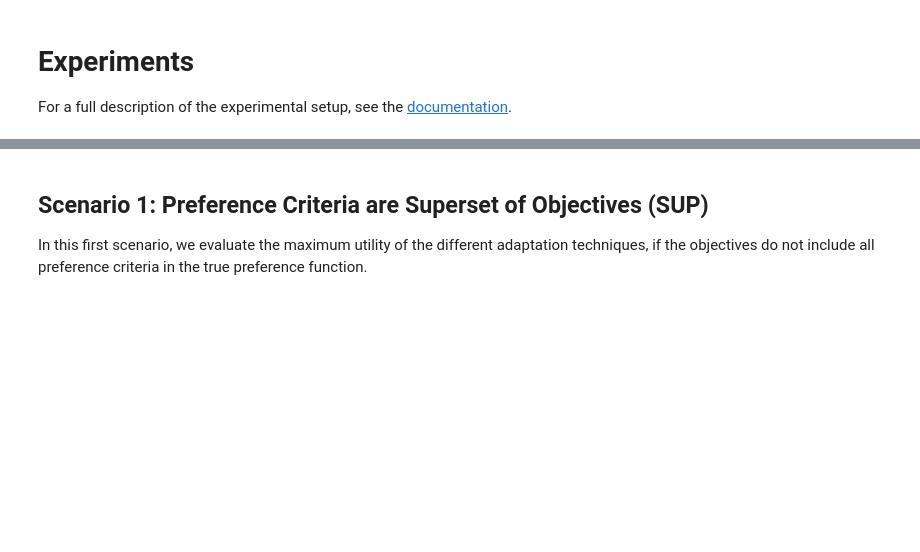
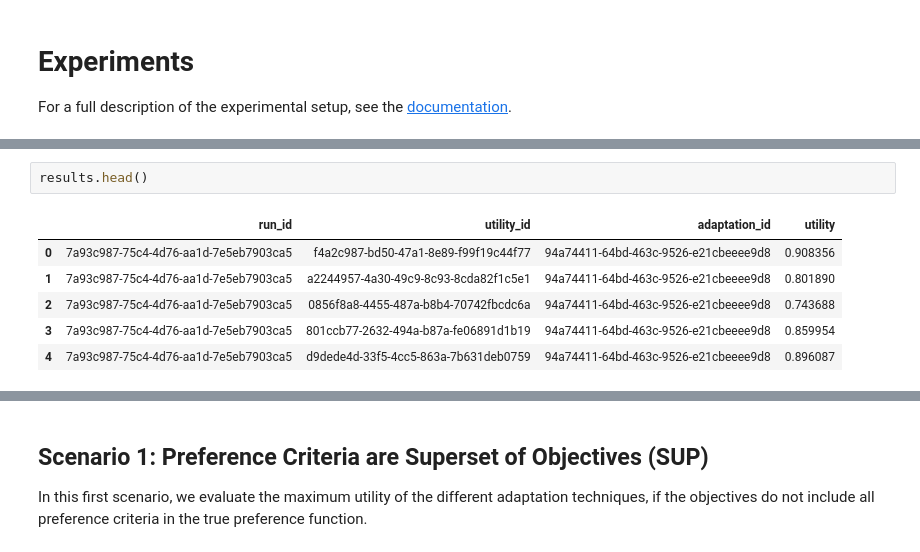
Before and after one commit to christophajohns/auit-pareto-solver, a Jupyter notebook: evaluation.ipynb, the cells around one changed output, grey strips where cells are left out. Saved outputs shown, nothing was run; the diff lists cells and outputs as text; blank space fills up the shorter version.

```diff
--- a/evaluation.ipynb
+++ b/evaluation.ipynb
@@ -17,0 +118,9 @@ adaptations = {}
+# %%
+results.head()
+# %% [output]
+|  | run_id | utility_id | adaptation_id | utility |
+| 0 | 7a93c987-75c4-4d76-aa1d-7e5eb7903ca5 | f4a2c987-bd50-47a1-8e89-f99f19c44f77 | 94a74411-64bd-463c-9526-e21cbeeee9d8 | 0.908356 |
+| 1 | 7a93c987-75c4-4d76-aa1d-7e5eb7903ca5 | a2244957-4a30-49c9-8c93-8cda82f1c5e1 | 94a74411-64bd-463c-9526-e21cbeeee9d8 | 0.801890 |
+| 2 | 7a93c987-75c4-4d76-aa1d-7e5eb7903ca5 | 0856f8a8-4455-487a-b8b4-70742fbcdc6a | 94a74411-64bd-463c-9526-e21cbeeee9d8 | 0.743688 |
+| 3 | 7a93c987-75c4-4d76-aa1d-7e5eb7903ca5 | 801ccb77-2632-494a-b87a-fe06891d1b19 | 94a74411-64bd-463c-9526-e21cbeeee9d8 | 0.859954 |
+| 4 | 7a93c987-75c4-4d76-aa1d-7e5eb7903ca5 | d9dede4d-33f5-4cc5-863a-7b631deb0759 | 94a74411-64bd-463c-9526-e21cbeeee9d8 | 0.896087 |
```
Also changed, not shown: parts of 19 cells of this notebook, 9 other files.
